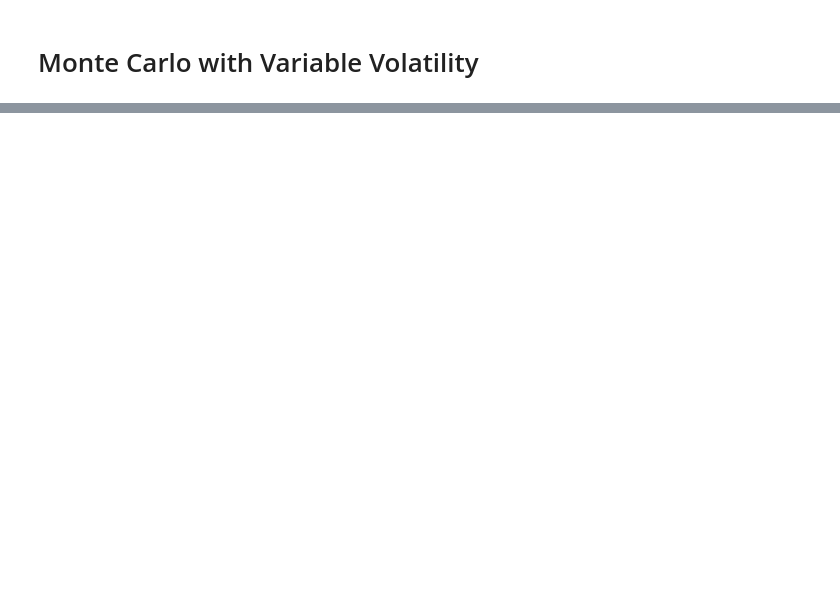
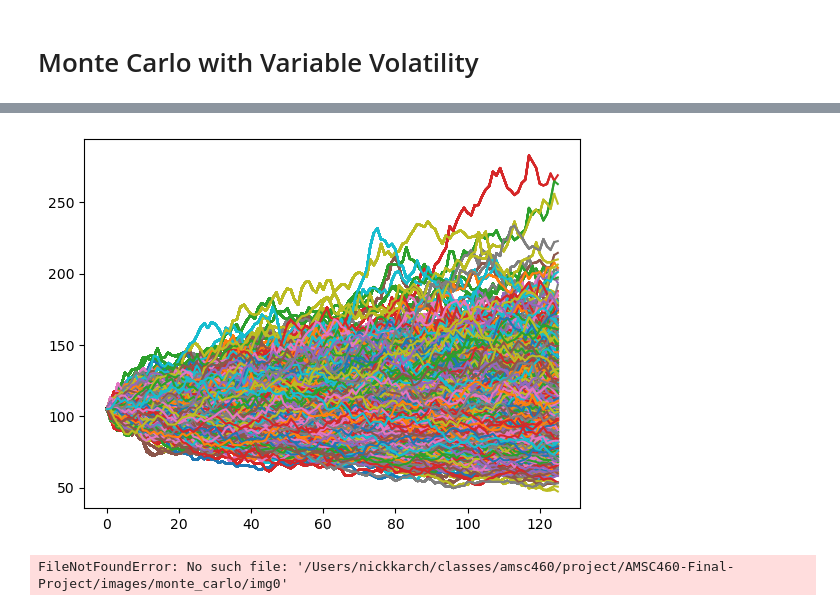
Before and after one commit to benmdavidson/AMSC460-Final-Project, a Jupyter notebook: monte_carlo.ipynb, the cells around one changed output, grey strips where cells are left out. Cells and saved outputs as stored; diff of their text form; code cells hidden in the pictures; blank space fills up the shorter version.

```diff
--- a/monte_carlo.ipynb
+++ b/monte_carlo.ipynb
@@ -226,0 +331,16 @@ The calculated call option price is 17.01028350458464. The calculated put option
+# %%
+plt.figure()
+for i in range(len(res['prices'])):
+    plt.plot(np.array(res['prices'])[0:i,:])
+    plt.savefig('./images/monte_carlo/img' + str(i))
+# %% [output]
+[figure, added]
+# %%
+import imageio
+images = []
+filenames = ['./images/monte_carlo/img'+ str(i) for i in range(len(res['prices']))]
+for filename in filenames:
+    images.append(imageio.imread(filename))
+imageio.mimsave('/path/to/movie.gif', images, fps=15)
+# %% [output]
+FileNotFoundError: No such file: '/Users/nickkarch/classes/amsc460/project/AMSC460-Final-Project/images/monte_carlo/img0'
```
Also changed, not shown: parts of 19 cells of this notebook.
